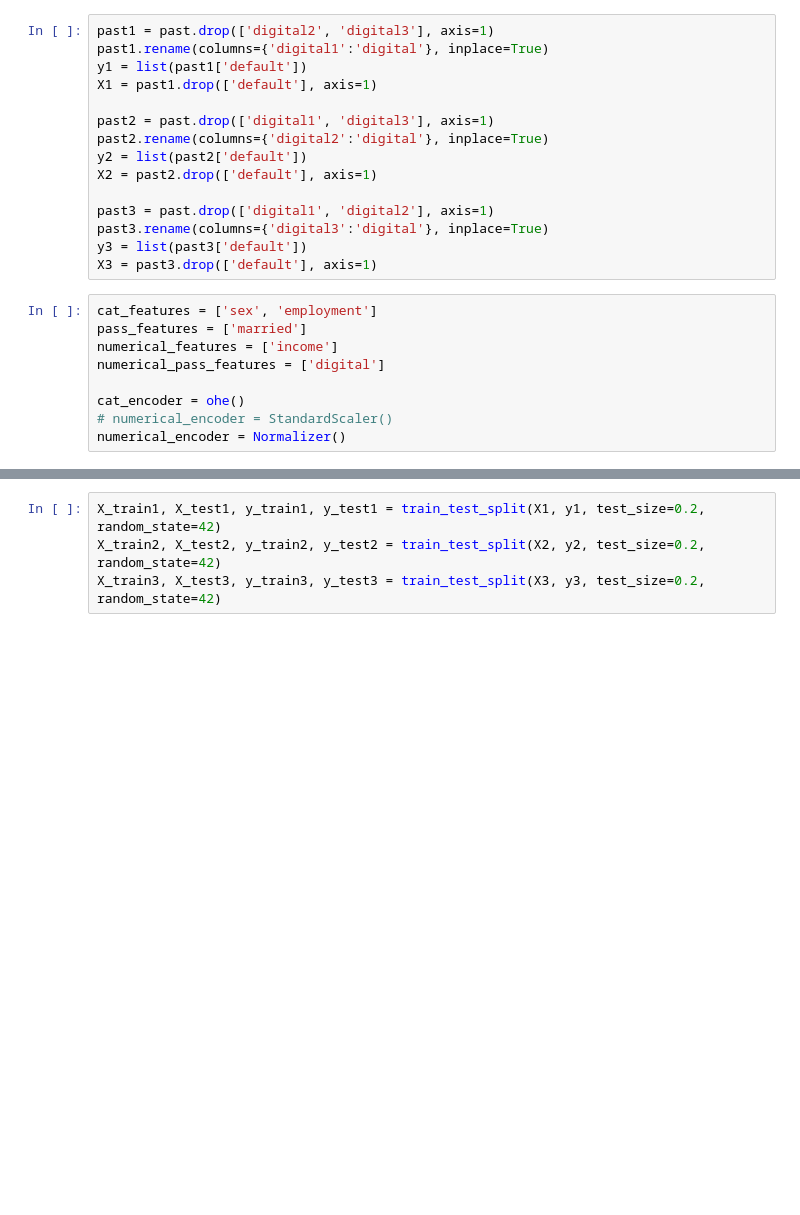
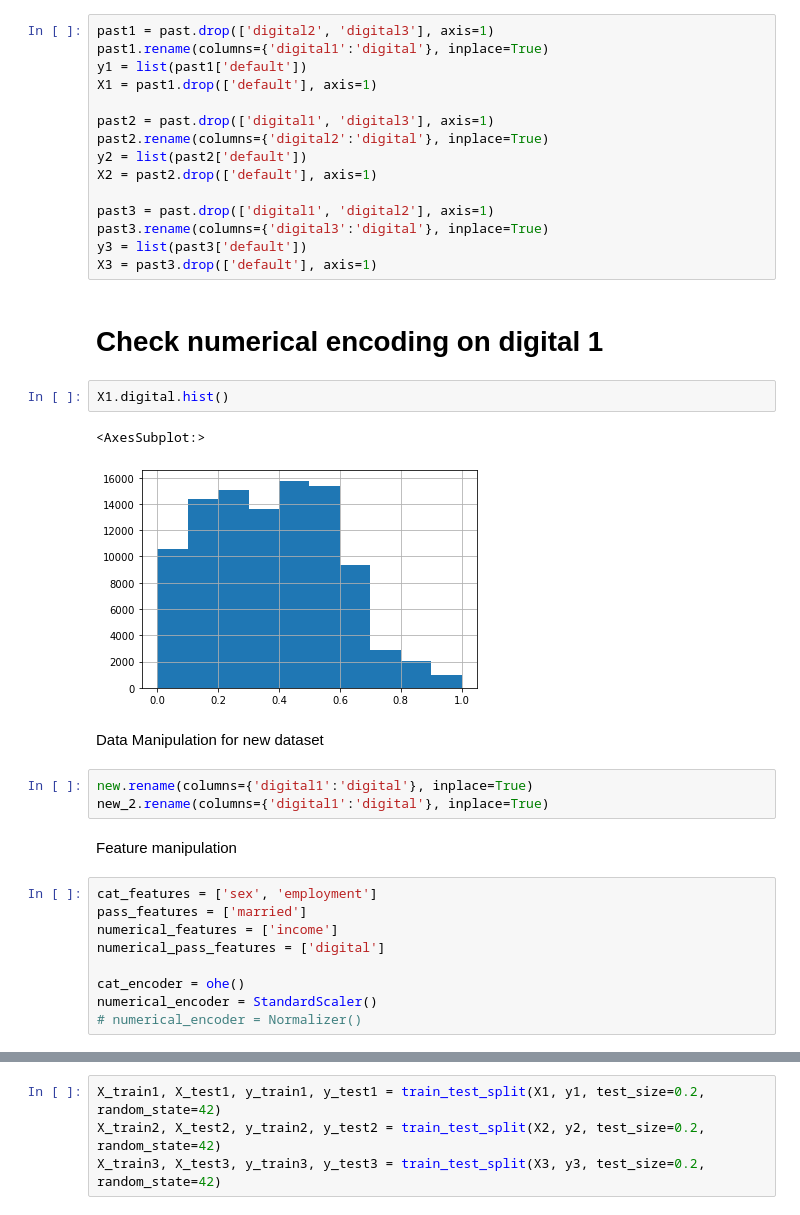
Before and after one commit to SalahMah1/finance_project_hec, a Jupyter notebook: proba_pred.ipynb, the cells around one changed output, grey strips where cells are left out. Saved outputs shown, nothing was run; the diff lists cells and outputs as text; blank space fills up the shorter version.

```diff
--- a/proba_pred.ipynb
+++ b/proba_pred.ipynb
@@ -40,6 +51,20 @@ past3 = past.drop(['digital1', 'digital2'], axis=1)
 past3.rename(columns={'digital3':'digital'}, inplace=True)
 y3 = list(past3['default'])
 X3 = past3.drop(['default'], axis=1)
+# %% [markdown]
+# Check numerical encoding on digital 1
+# %%
+X1.digital.hist()
+# %% [output]
+<AxesSubplot:>
+[figure, added]
+# %% [markdown]
+Data Manipulation for new dataset
+# %%
+new.rename(columns={'digital1':'digital'}, inplace=True)
+new_2.rename(columns={'digital1':'digital'}, inplace=True)
+# %% [markdown]
+Feature manipulation
 # %%
 cat_features = ['sex', 'employment']
 pass_features = ['married']
@@ -47,8 +72,8 @@ numerical_features = ['income']
 numerical_pass_features = ['digital']
 
 cat_encoder = ohe()
-# numerical_encoder = StandardScaler()
-numerical_encoder = Normalizer()
+numerical_encoder = StandardScaler()
+# numerical_encoder = Normalizer()
 # %%
 # X1[numerical_features] = numerical_encoder.fit_transform(X1[numerical_features])
 # X2[numerical_features] = numerical_encoder.fit_transform(X2[numerical_features])
```
Also changed, not shown: parts of 54 cells of this notebook, 2 other files.
